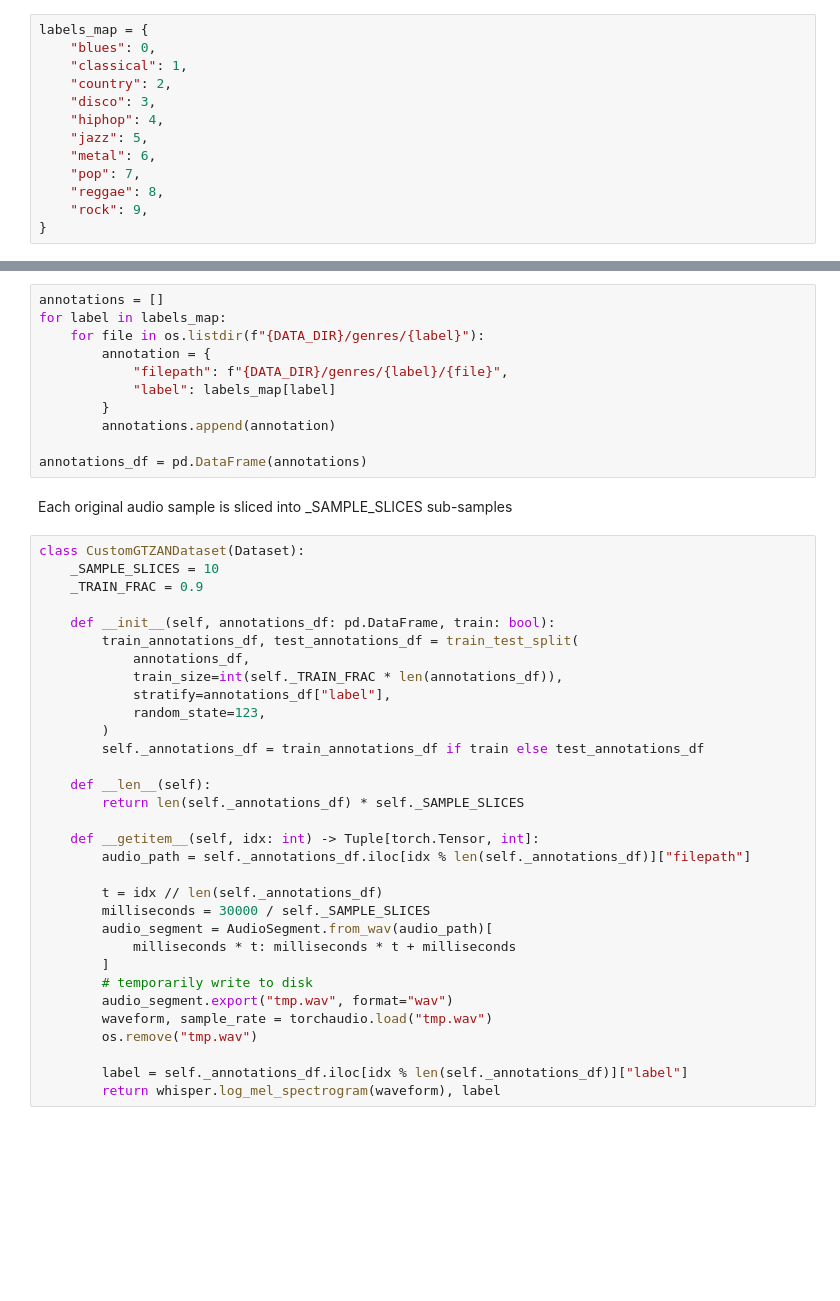
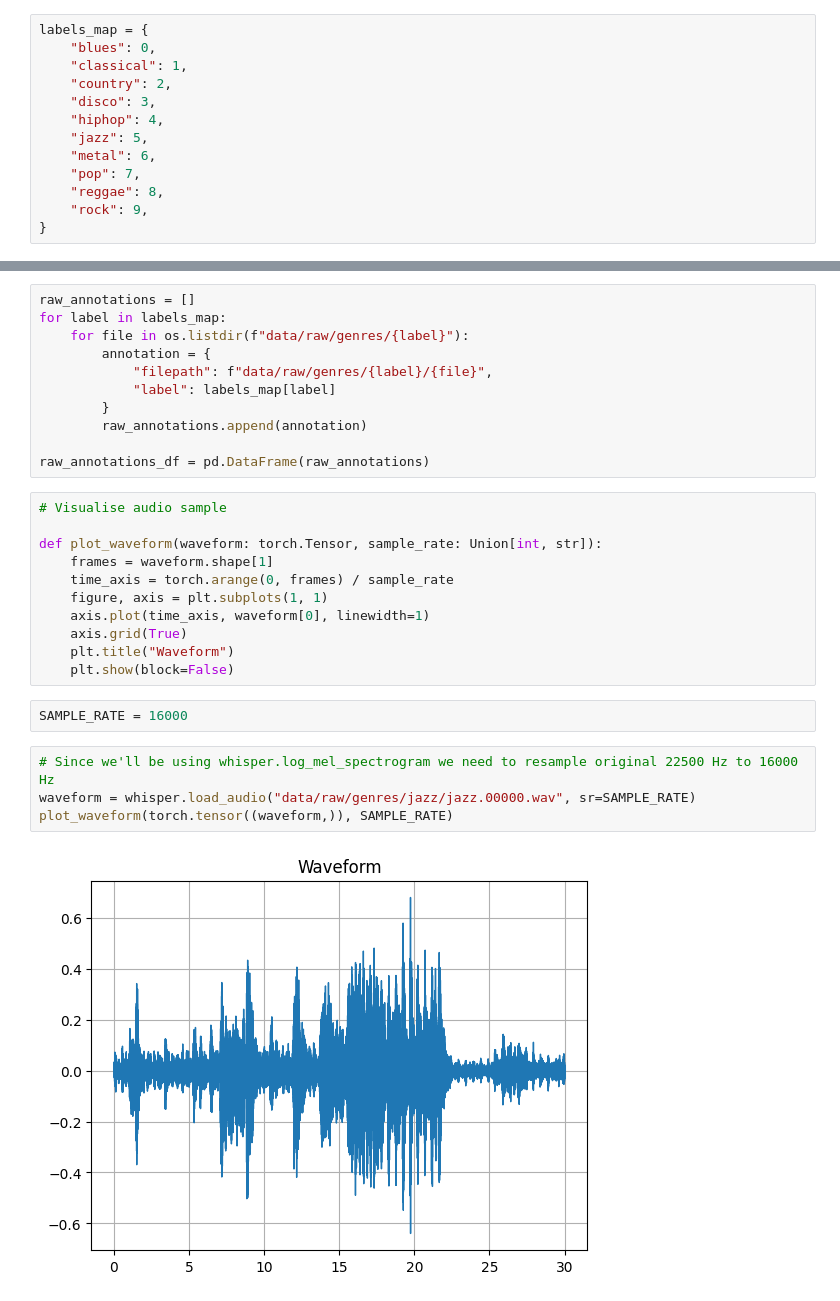
Before and after one commit to michailmelonas/musical-genre-recog, a Jupyter notebook: main.ipynb, the cells around one changed output, grey strips where cells are left out. Saved outputs shown, nothing was run; the diff lists cells and outputs as text; blank space fills up the shorter version.

```diff
--- a/main.ipynb
+++ b/main.ipynb
@@ -30,45 +33,30 @@ DATA_DIR = "data"
 # %%
-annotations = []
+raw_annotations = []
 for label in labels_map:
-    for file in os.listdir(f"{DATA_DIR}/genres/{label}"):
+    for file in os.listdir(f"data/raw/genres/{label}"):
         annotation = {
-            "filepath": f"{DATA_DIR}/genres/{label}/{file}",
+            "filepath": f"data/raw/genres/{label}/{file}",
             "label": labels_map[label]
         }
-        annotations.append(annotation)
+        raw_annotations.append(annotation)
 
-annotations_df = pd.DataFrame(annotations)
+raw_annotations_df = pd.DataFrame(raw_annotations)
-# %% [markdown]
-Each original audio sample is sliced into _SAMPLE_SLICES sub-samples
-# %%
-class CustomGTZANDataset(Dataset):
-    _SAMPLE_SLICES = 10
-    _TRAIN_FRAC = 0.9
-
-    def __init__(self, annotations_df: pd.DataFrame, train: bool):
-        train_annotations_df, test_annotations_df = train_test_split(
-            annotations_df,
-            train_size=int(self._TRAIN_FRAC * len(annotations_df)),
-            stratify=annotations_df["label"],
-            random_state=123,
-        )
-        self._annotations_df = train_annotations_df if train else test_annotations_df
-
-    def __len__(self):
-        return len(self._annotations_df) * self._SAMPLE_SLICES
-
-    def __getitem__(self, idx: int) -> Tuple[torch.Tensor, int]:
-        audio_path = self._annotations_df.iloc[idx % len(self._annotations_df)]["filepath"]
-
-        t = idx // len(self._annotations_df)
-        milliseconds = 30000 / self._SAMPLE_SLICES
-        audio_segment = AudioSegment.from_wav(audio_path)[
-            milliseconds * t: milliseconds * t + milliseconds
-        ]
-        # temporarily write to disk
-        audio_segment.export("tmp.wav", format="wav")
-        waveform, sample_rate = torchaudio.load("tmp.wav")
-        os.remove("tmp.wav")
-
-        label = self._annotations_df.iloc[idx % len(self._annotations_df)]["label"]
-        return whisper.log_mel_spectrogram(waveform), label
+# %%
+# Visualise audio sample
+
+def plot_waveform(waveform: torch.Tensor, sample_rate: Union[int, str]):
+    frames = waveform.shape[1]
+    time_axis = torch.arange(0, frames) / sample_rate
+    figure, axis = plt.subplots(1, 1)
+    axis.plot(time_axis, waveform[0], linewidth=1)
+    axis.grid(True)
+    plt.title("Waveform")
+    plt.show(block=False)
+# %%
+SAMPLE_RATE = 16000
+# %%
+# Since we'll be using whisper.log_mel_spectrogram we need to resample original 22500 Hz to 16000 Hz
+waveform = whisper.load_audio("data/raw/genres/jazz/jazz.00000.wav", sr=SAMPLE_RATE)
+plot_waveform(torch.tensor((waveform,)), SAMPLE_RATE)
+# %% [output]
+[figure, added]
```
Also changed, not shown: parts of 32 cells of this notebook, 1 other file.
